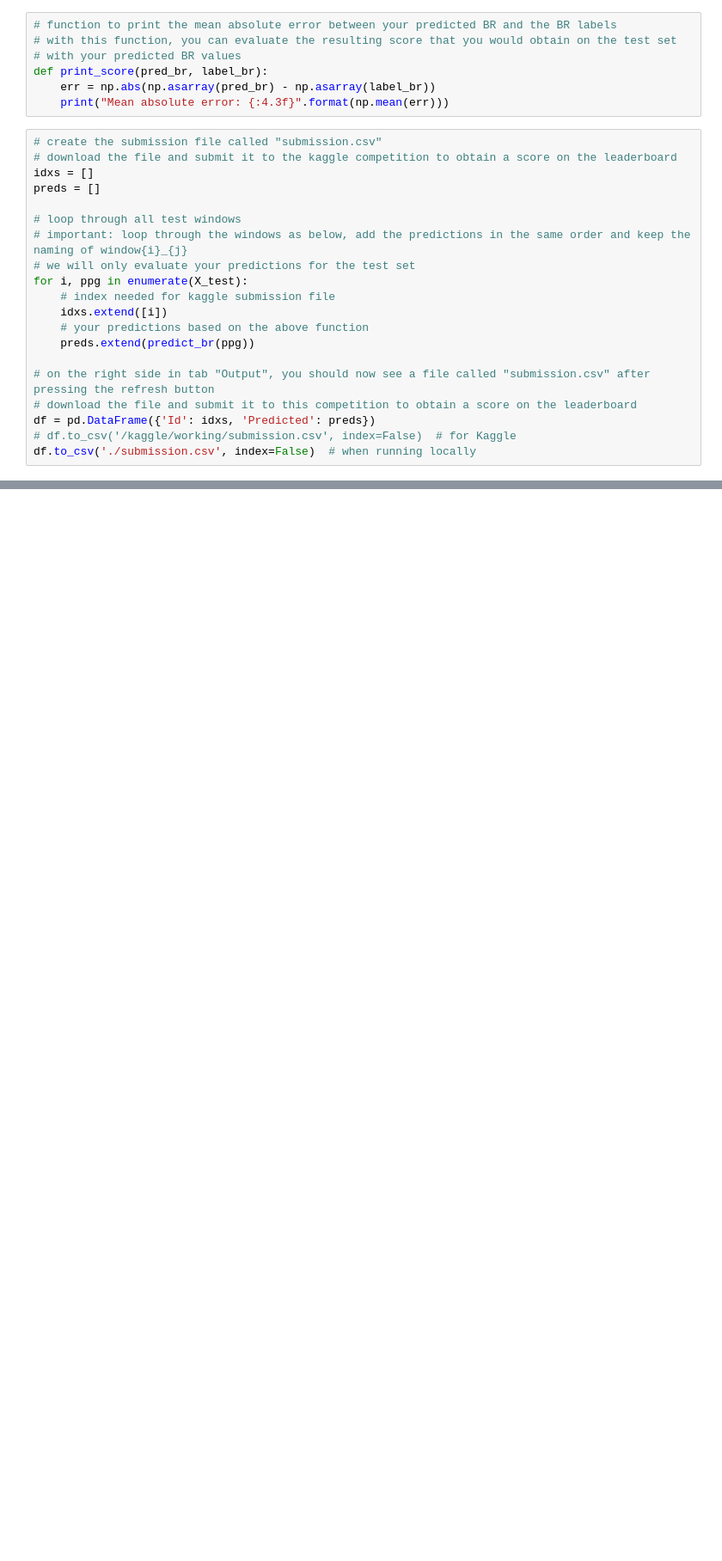
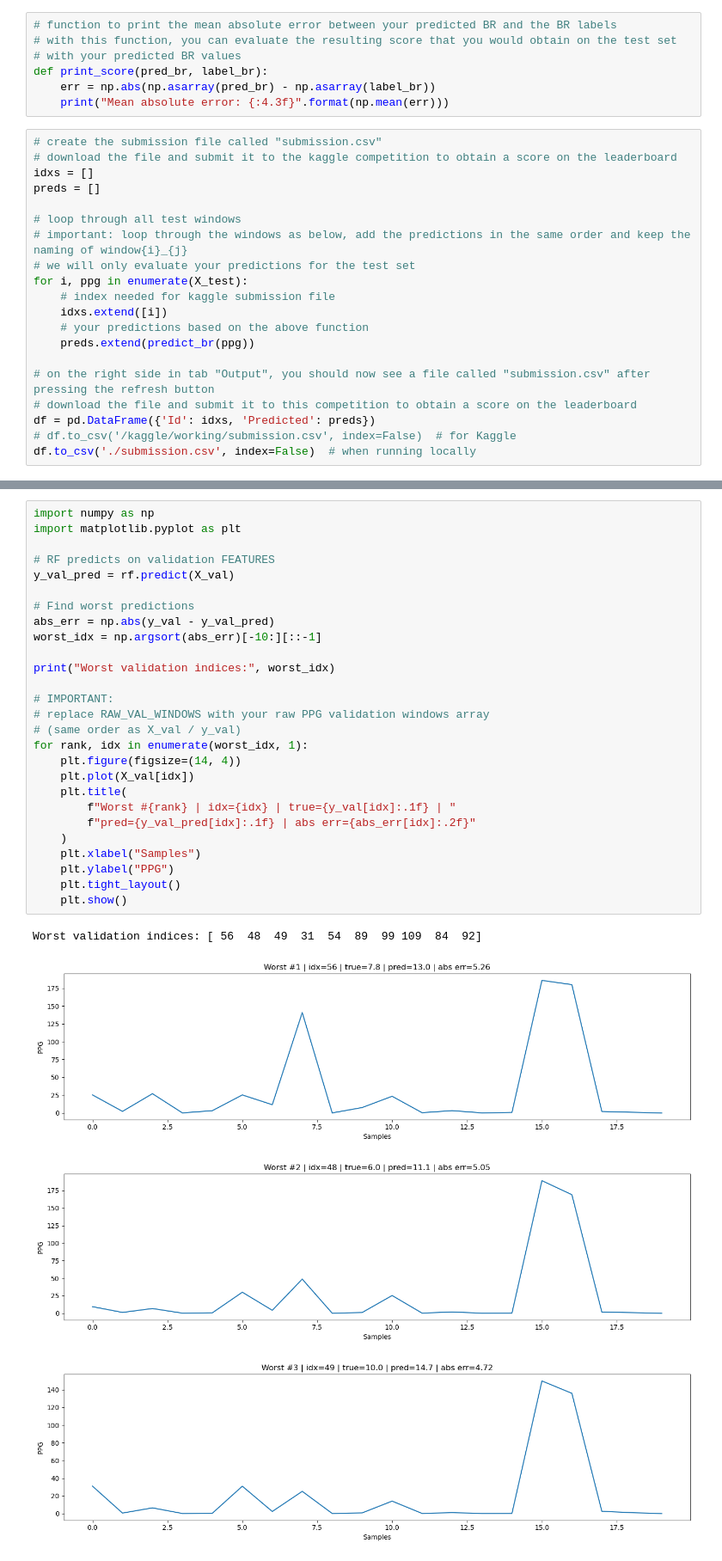
Before and after one commit to valilupu/mobilehealth1, a Jupyter notebook: groupXX_BR.ipynb, the cells around one changed output, grey strips where cells are left out. Shown at 86% size. Drawn from its saved outputs; the diff is of its cells as text; blank space fills up the shorter version.

```diff
--- a/groupXX_BR.ipynb
+++ b/groupXX_BR.ipynb
@@ -434,0 +410,32 @@ Mean absolute error: 1.246
+# %%
+import numpy as np
+import matplotlib.pyplot as plt
+
+# RF predicts on validation FEATURES
+y_val_pred = rf.predict(X_val)
+
+# Find worst predictions
+abs_err = np.abs(y_val - y_val_pred)
+worst_idx = np.argsort(abs_err)[-10:][::-1]
+
+print("Worst validation indices:", worst_idx)
+
+# IMPORTANT:
+# replace RAW_VAL_WINDOWS with your raw PPG validation windows array
+# (same order as X_val / y_val)
+for rank, idx in enumerate(worst_idx, 1):
+    plt.figure(figsize=(14, 4))
+    plt.plot(X_val[idx])
+    plt.title(
+        f"Worst #{rank} | idx={idx} | true={y_val[idx]:.1f} | "
+        f"pred={y_val_pred[idx]:.1f} | abs err={abs_err[idx]:.2f}"
+    )
+    plt.xlabel("Samples")
+    plt.ylabel("PPG")
+    plt.tight_layout()
+    plt.show()
+# %% [output]
+Worst validation indices: [ 56  48  49  31  54  89  99 109  84  92]
+[figure, added]
+[figure, added]
+[figure, added]
```
Also changed, not shown: parts of 9 cells of this notebook.
